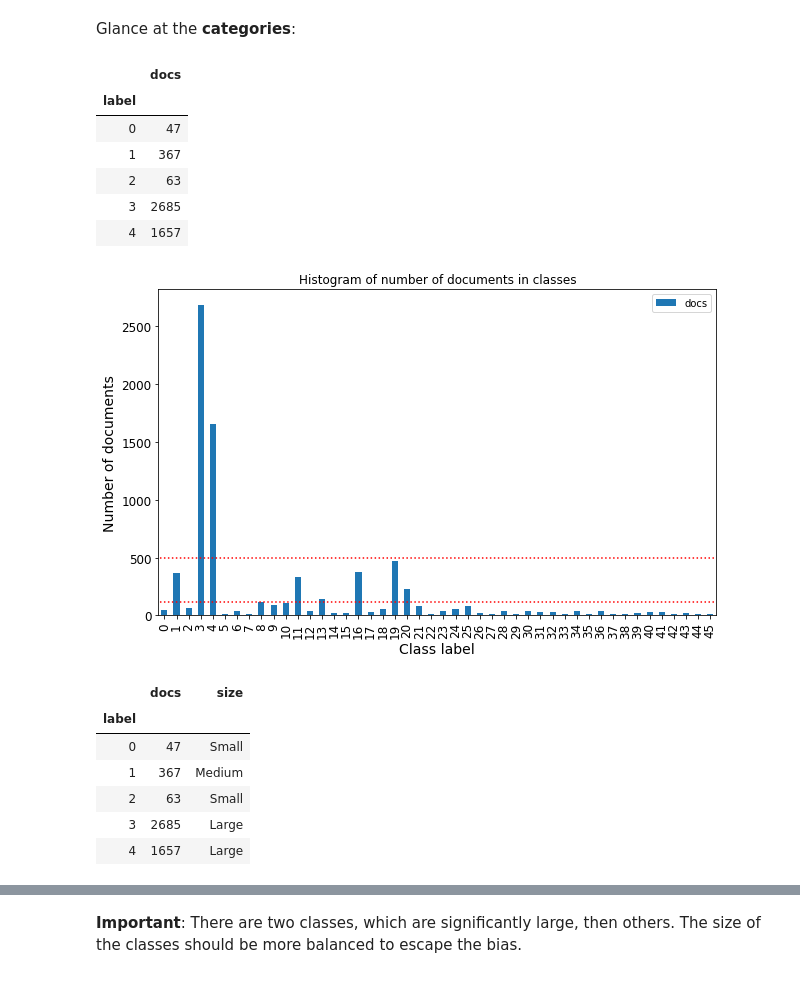
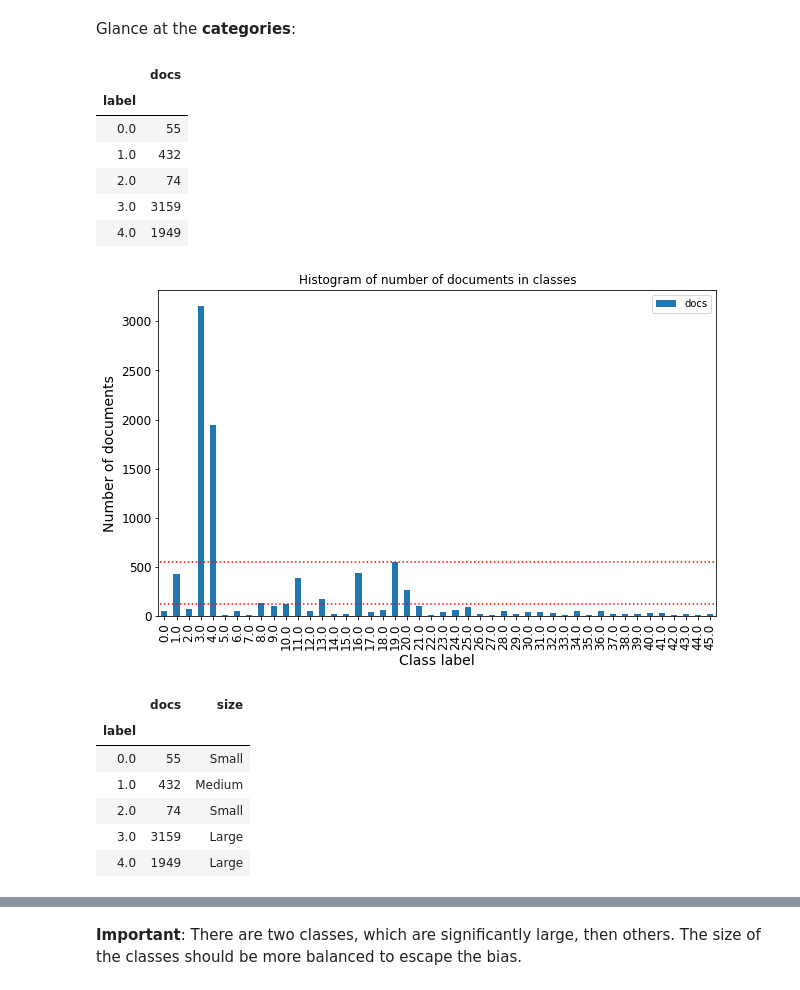
Before and after one commit to mozzherina/practicalDL, a Jupyter notebook: Reuters.ipynb, the cells around one changed output, grey strips where cells are left out. Saved outputs shown, nothing was run; the diff lists cells and outputs as text; code cells hidden in the pictures.

```diff
--- a/Reuters.ipynb
+++ b/Reuters.ipynb
@@ -32,6 +32,11 @@ print(X_test.size)
 # %% [output]
 8982
 2246
+# %%
+"""
+y_train = np.asarray(y_train).astype('float32')
+y_test = np.asarray(y_test).astype('float32')
+"""
 # %%
 x = X_train[0]
 y = y_train[0]
@@ -67,41 +76,41 @@ print(X_valid_set.size)
 # %% [markdown]
 Glance at the __categories__:
 # %%
-unique, counts = np.unique(y_train_set, return_counts=True)
+unique, counts = np.unique(y_train, return_counts=True)
 df = pd.DataFrame({'label':unique, 'docs':counts})
 df.set_index('label', inplace=True)
 df.head(5)
 # %% [output]
 |  | docs |
 | label |  |
-| 0 | 47 |
-| 1 | 367 |
-| 2 | 63 |
-| 3 | 2685 |
-| 4 | 1657 |
+| 0.0 | 55 |
+| 1.0 | 432 |
+| 2.0 | 74 |
+| 3.0 | 3159 |
+| 4.0 | 1949 |
 # %%
 df.plot(kind='bar', figsize=(10, 6))
 plt.plot([-1 , 46], [120, 120], "r:")
-plt.plot([-1 , 46], [500, 500], "r:")
+plt.plot([-1 , 46], [550, 550], "r:")
 plt.title('Histogram of number of documents in classes')
 plt.ylabel('Number of documents')
 plt.xlabel('Class label')
 plt.show()
 # %% [output]
-[figure, old version]
+[figure, new version]
 # %%
 group_names = ['Small', 'Medium', 'Large']
-bins = [0, 120, 500, 3000]
+bins = [0, 120, 550, 3500]
 df['size'] = pd.cut(df['docs'], bins, labels=group_names, include_lowest=True)
 df.head()
 # %% [output]
 |  | docs | size |
 | label |  |  |
-| 0 | 47 | Small |
-| 1 | 367 | Medium |
-| 2 | 63 | Small |
-| 3 | 2685 | Large |
-| 4 | 1657 | Large |
+| 0.0 | 55 | Small |
+| 1.0 | 432 | Medium |
+| 2.0 | 74 | Small |
+| 3.0 | 3159 | Large |
+| 4.0 | 1949 | Large |
 # %%
 plt.bar(group_names, df['size'].value_counts())
 plt.gca().yaxis.grid(True)
```
Also changed, not shown: parts of 48 cells of this notebook.
